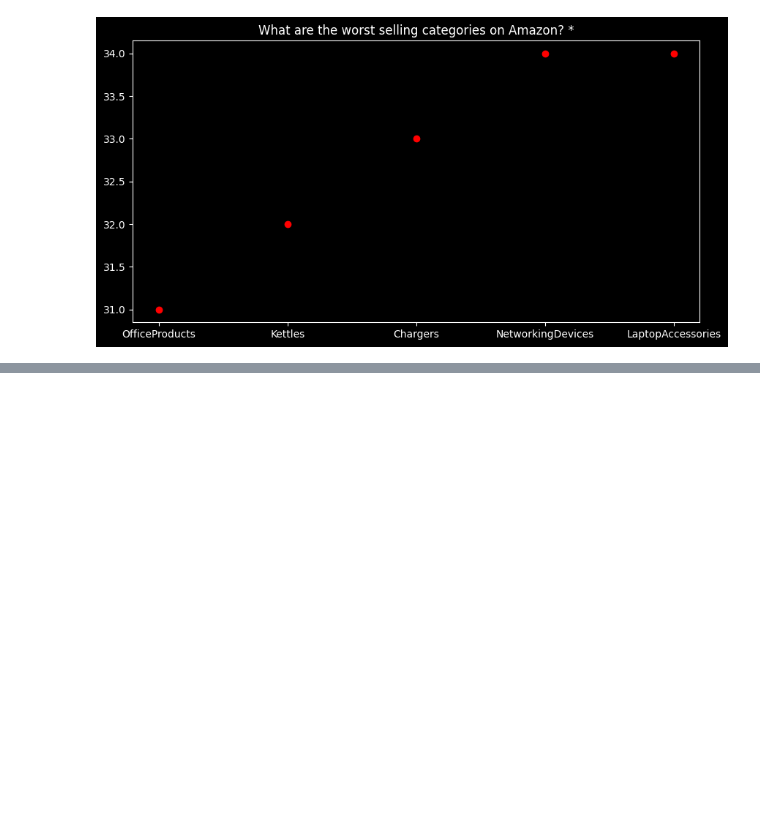
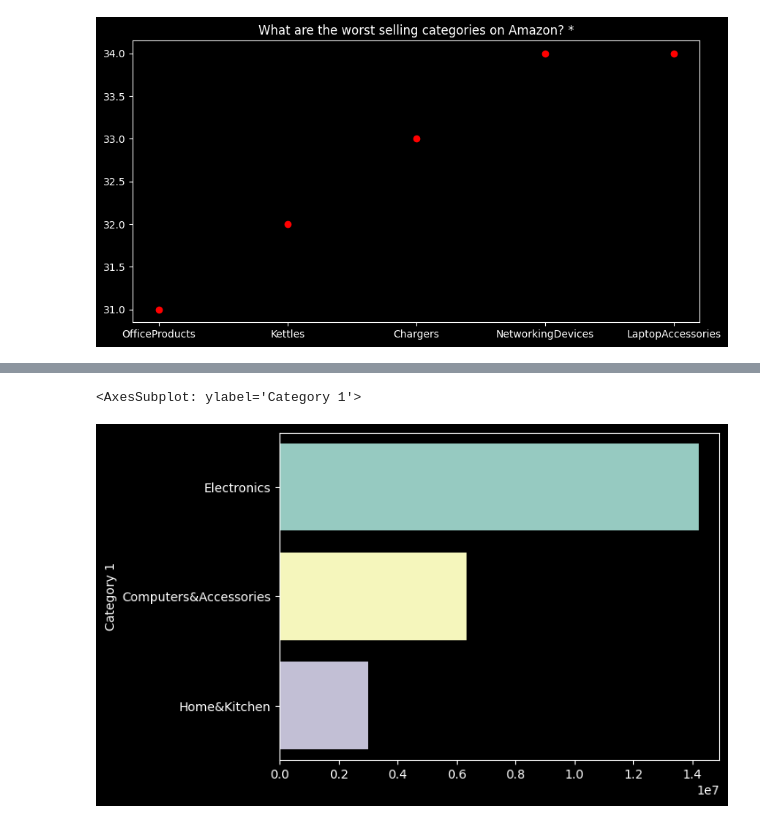
Before and after one commit to hxrry-09/Sales-Analysis, a Jupyter notebook: Amazon_analysis.ipynb, the cells around one changed output, grey strips where cells are left out. Saved outputs shown, nothing was run; the diff lists cells and outputs as text; code cells hidden in the pictures; blank space fills up the shorter version.

```diff
--- a/Amazon_analysis.ipynb
+++ b/Amazon_analysis.ipynb
@@ -201,0 +265,8 @@ plt.show
+# %%
+data[['Category 1', 'Category 2', 'Category 3', 'Category 4', 'Category 5', 'Category 6', 'Category 7']] = data['category'].str.split('|', expand=True)
+
+#This was done because when describing a product the category can go like following - computers | Accessories | Cables and so on
+#maximum i saw was 6 sub categories to a category but i made 7 just in case there are more sub categories , these can always be changed later
+#down the road.
+
+data.drop('category', axis=1, inplace=True)
@@ -201,0 +283,15 @@ plt.show
+# %%
+data.loc[data["rating"].isin(["|"])] = "0"
+
+#changing all the columns that need to be changed
+
+columns_need_change = [ "discounted_price"  ,  "actual_price"   ,  "discount_percentage"   ,  "rating"  ,   "rating_count" ]
+
+for i in columns_need_change:
+    data[i] = data[i].str.replace("₹","")
+    data[i] = data[i].str.replace("%","")
+    data[i] = data[i].str.replace(",","")
+
+    data[i] = data[i].astype("float")
+# %%
+data.drop_duplicates(subset=["product_id"],inplace=True)
@@ -201,0 +308,7 @@ plt.show
+# %%
+data_7 = data.groupby("Category 1")["rating_count"].sum().sort_values(ascending= False).head(3)
+
+sns.barplot(y=data_7.index, x= data_7.values)
+# %% [output]
+<AxesSubplot: ylabel='Category 1'>
+[figure, added]
```
Also changed, not shown: parts of 9 cells of this notebook.
